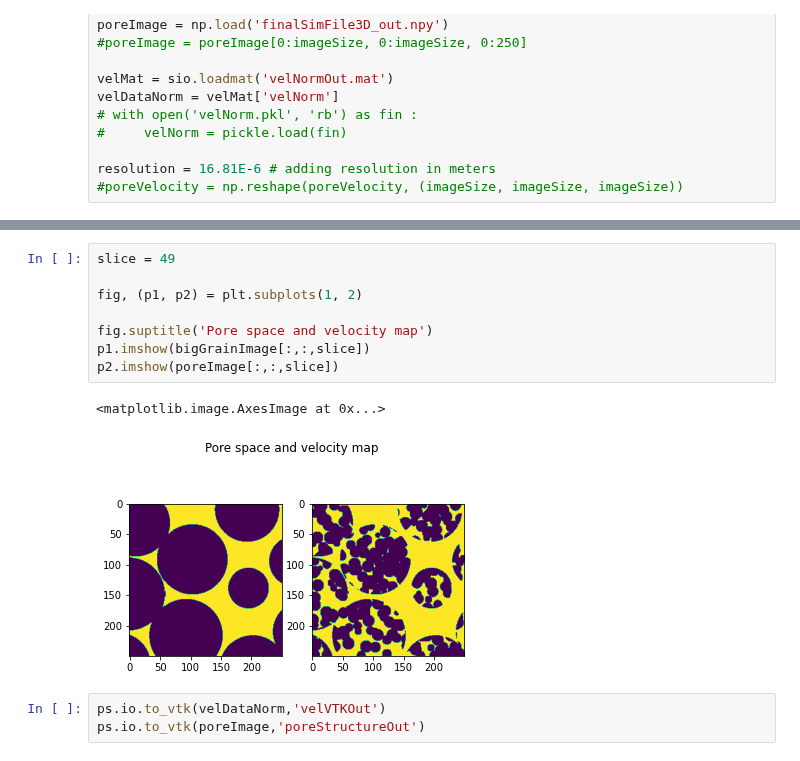
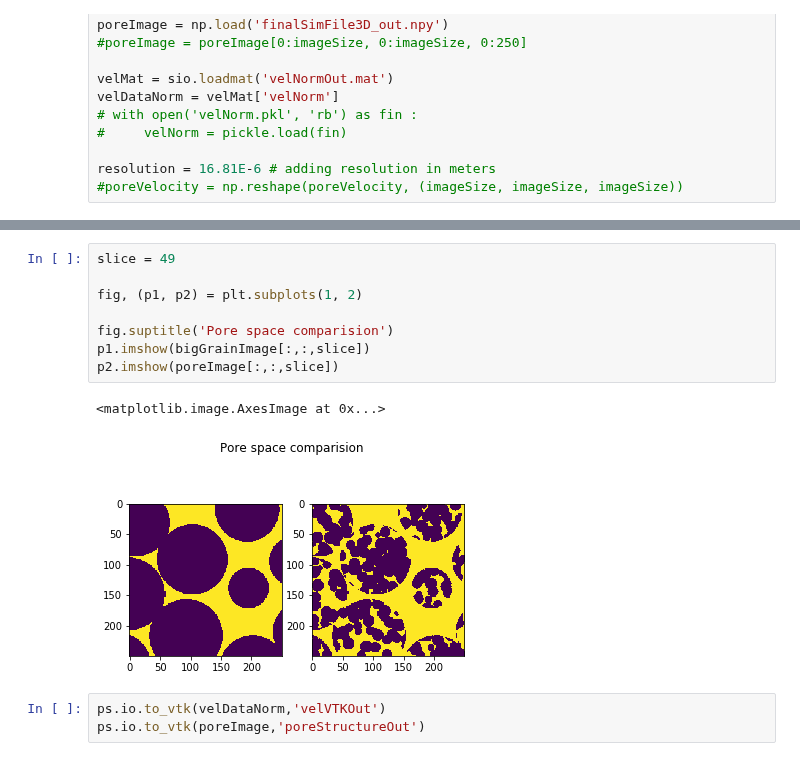
Before and after one commit to akkendrick/LABMOPS, a Jupyter notebook: analyze3Dsim.ipynb, the cells around one changed output, grey strips where cells are left out. Cells and saved outputs as stored; diff of their text form.

```diff
--- a/analyze3Dsim.ipynb
+++ b/analyze3Dsim.ipynb
@@ -43,14 +43,14 @@ p2.imshow(poreImage[:,:,slice])
 # %%
 slice = 49
 
 fig, (p1, p2) = plt.subplots(1, 2)
 
-fig.suptitle('Pore space and velocity map')
+fig.suptitle('Pore space comparision')
 p1.imshow(bigGrainImage[:,:,slice])
 p2.imshow(poreImage[:,:,slice])
 # %% [output]
 <matplotlib.image.AxesImage at 0x...>
-[figure, old version]
+[figure, new version]
 # %%
 ps.io.to_vtk(velDataNorm,'velVTKOut')
 ps.io.to_vtk(poreImage,'poreStructureOut')
```
Also changed, not shown: parts of 7 cells of this notebook, 1 other file.
